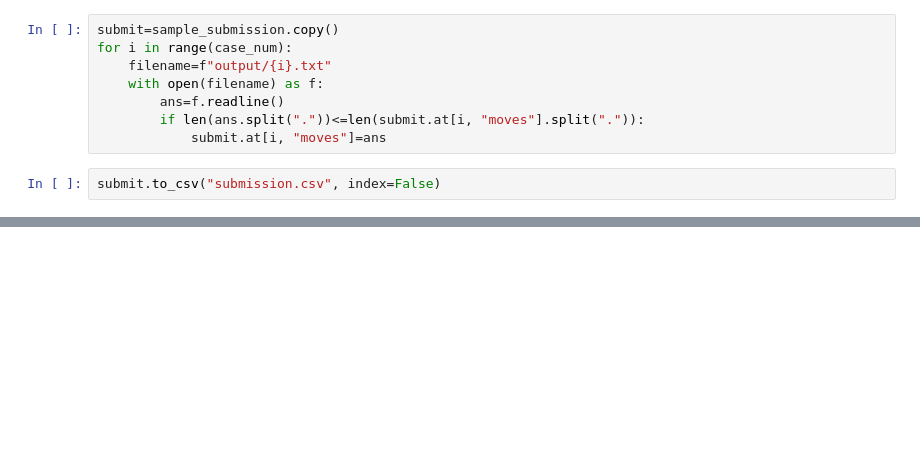
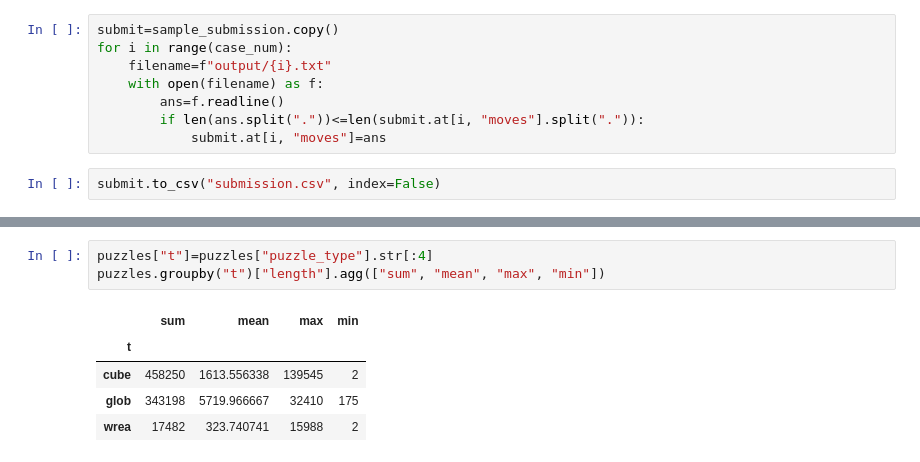
Before and after one commit to birdwatcherYT/santa2023, a Jupyter notebook: santa2023.ipynb, the cells around one changed output, grey strips where cells are left out. Cells and saved outputs as stored; diff of their text form; blank space fills up the shorter version.

```diff
--- a/santa2023.ipynb
+++ b/santa2023.ipynb
@@ -828,0 +598,9 @@ Error: Some edges are undefined.
+# %%
+puzzles["t"]=puzzles["puzzle_type"].str[:4]
+puzzles.groupby("t")["length"].agg(["sum", "mean", "max", "min"])
+# %% [output]
+|  | sum | mean | max | min |
+| t |  |  |  |  |
+| cube | 458250 | 1613.556338 | 139545 | 2 |
+| glob | 343198 | 5719.966667 | 32410 | 175 |
+| wrea | 17482 | 323.740741 | 15988 | 2 |
```
Also changed, not shown: parts of 72 cells of this notebook, 5 other files.
